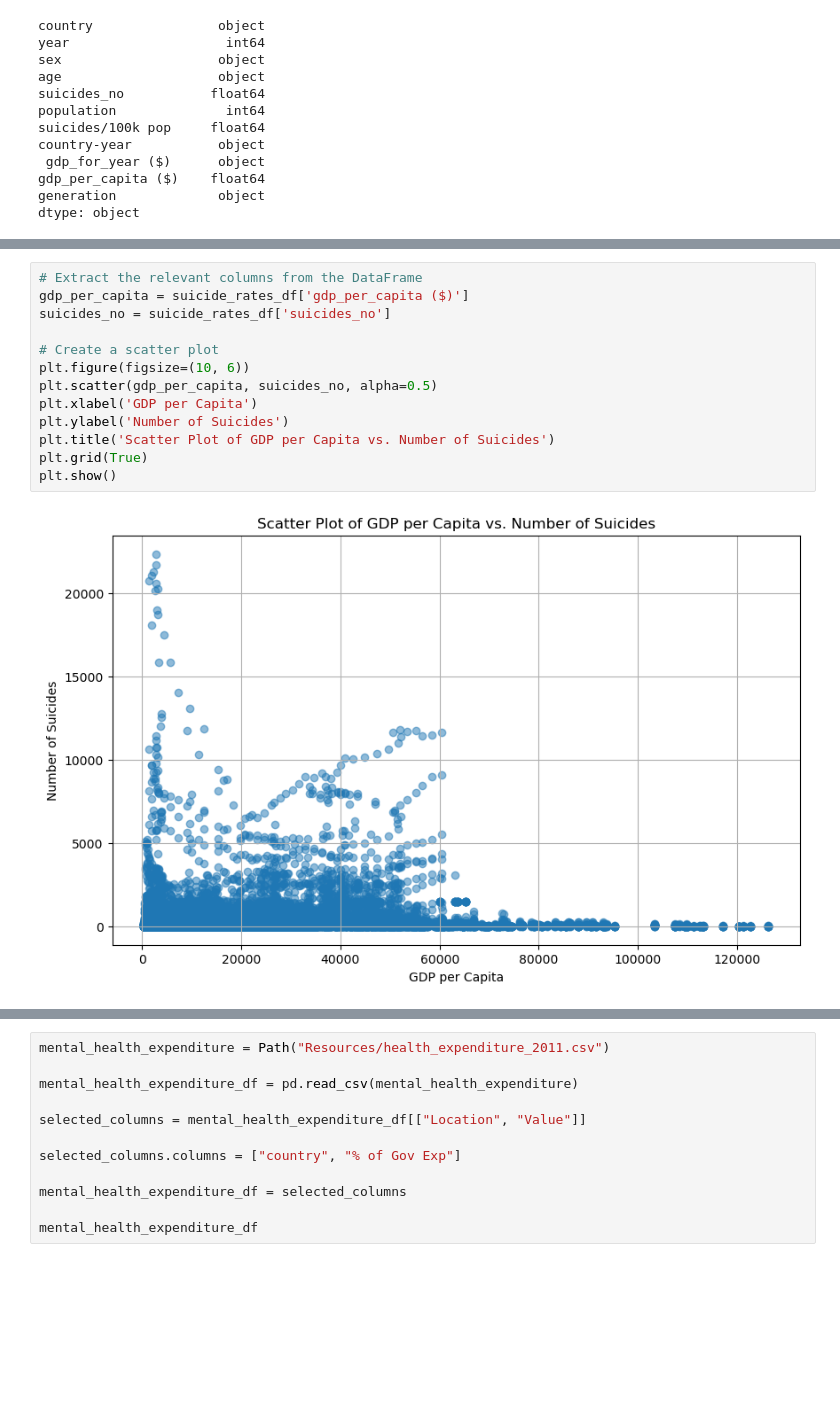
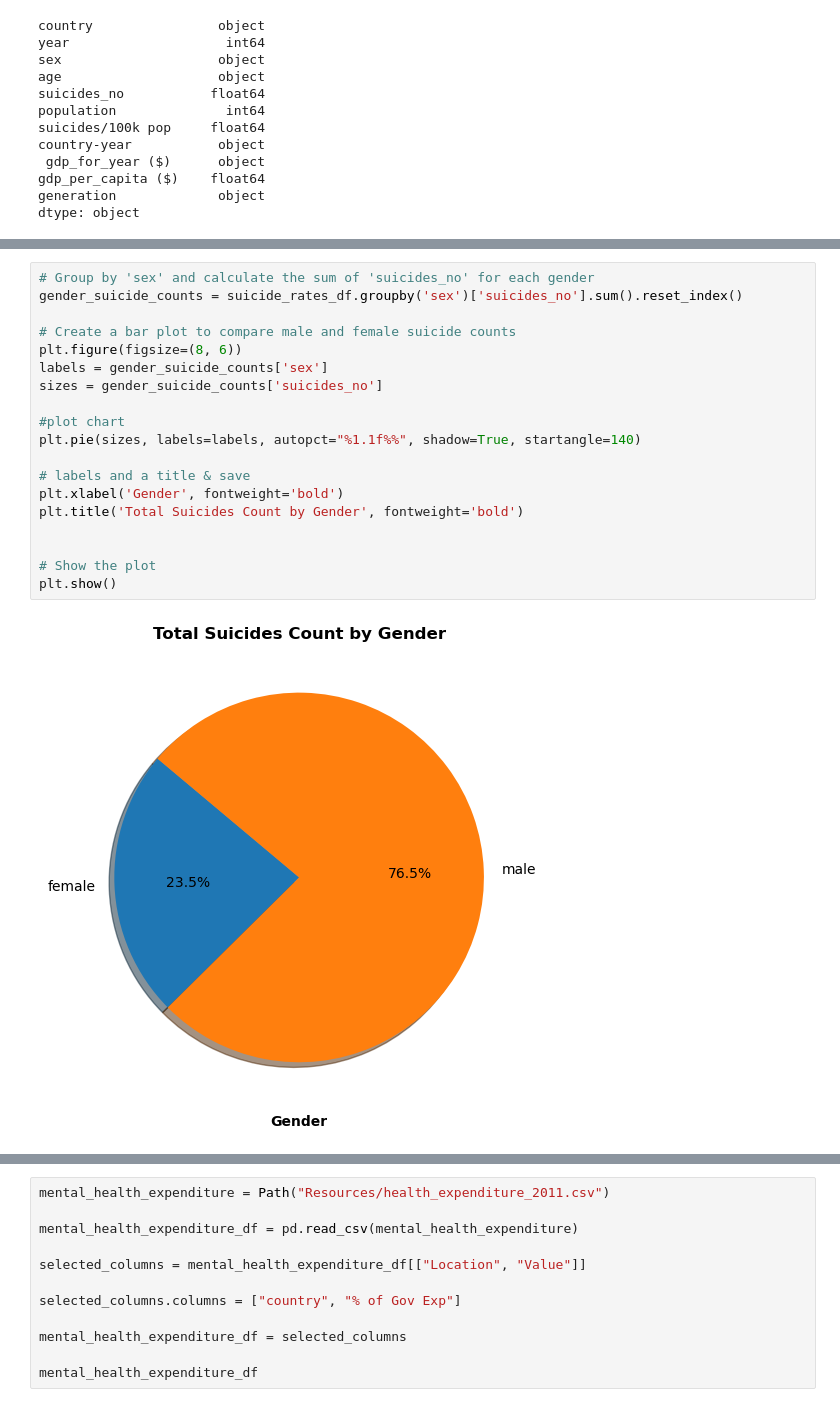
Before and after one commit to DayanaIm/Project-1-bootcamp, a Jupyter notebook: main_file by Jahn.ipynb, the cells around one changed output, grey strips where cells are left out. Drawn from its saved outputs; the diff is of its cells as text; blank space fills up the shorter version.

```diff
--- a/main_file by Jahn.ipynb
+++ b/main_file by Jahn.ipynb
@@ -284,15 +258,21 @@ plt.show()
-# %%
-# Extract the relevant columns from the DataFrame
-gdp_per_capita = suicide_rates_df['gdp_per_capita ($)']
-suicides_no = suicide_rates_df['suicides_no']
-
-# Create a scatter plot
-plt.figure(figsize=(10, 6))
-plt.scatter(gdp_per_capita, suicides_no, alpha=0.5)
-plt.xlabel('GDP per Capita')
-plt.ylabel('Number of Suicides')
-plt.title('Scatter Plot of GDP per Capita vs. Number of Suicides')
-plt.grid(True)
-plt.show()
-# %% [output]
-[figure, removed]
+# %%
+# Group by 'sex' and calculate the sum of 'suicides_no' for each gender
+gender_suicide_counts = suicide_rates_df.groupby('sex')['suicides_no'].sum().reset_index()
+
+# Create a bar plot to compare male and female suicide counts
+plt.figure(figsize=(8, 6))
+labels = gender_suicide_counts['sex']
+sizes = gender_suicide_counts['suicides_no']
+
+#plot chart
+plt.pie(sizes, labels=labels, autopct="%1.1f%%", shadow=True, startangle=140)
+
+# labels and a title & save
+plt.xlabel('Gender', fontweight='bold')
+plt.title('Total Suicides Count by Gender', fontweight='bold')
+
+
+# Show the plot
+plt.show()
+# %% [output]
+[figure, added]
```
Also changed, not shown: parts of 19 cells of this notebook, 1 other file.
